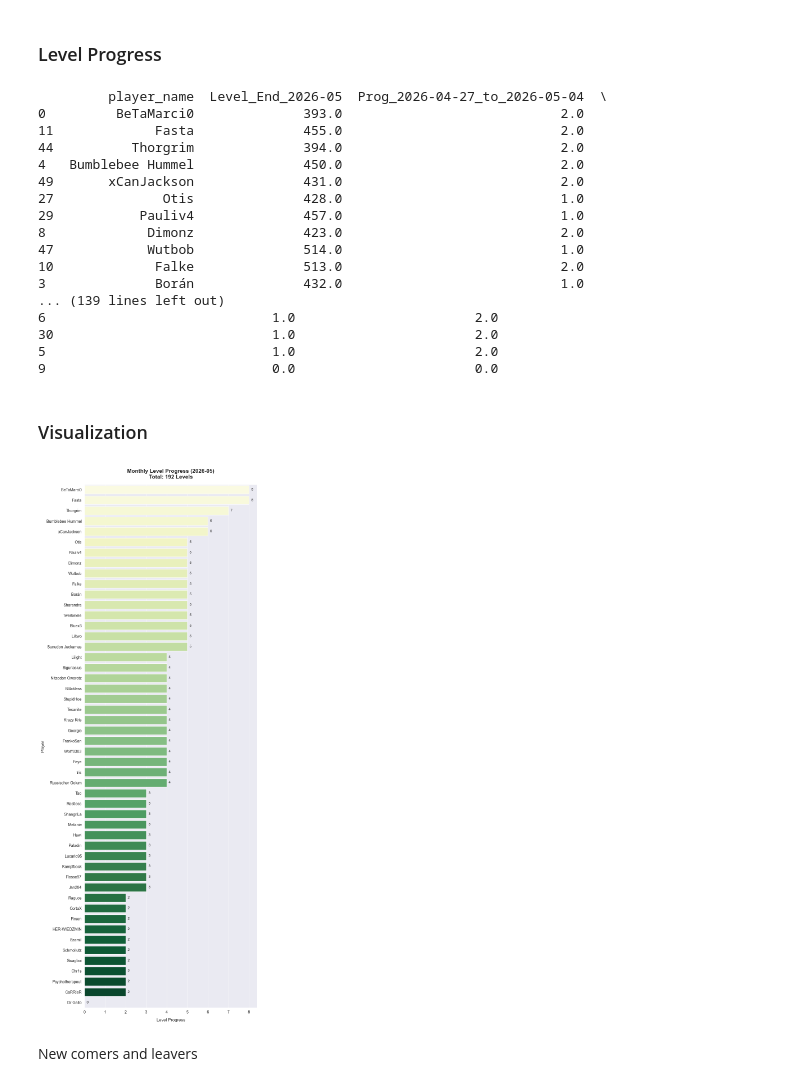
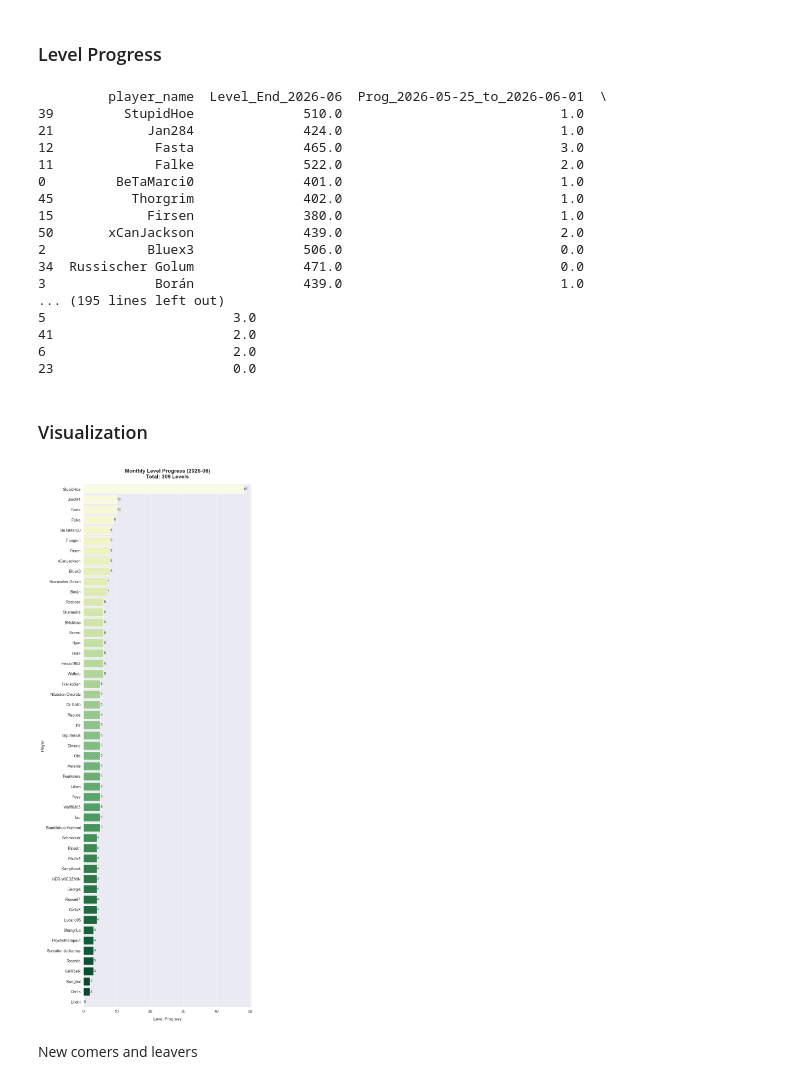
Before and after one commit to marcel-blum/SF_Statistical_Mechanics, a Jupyter notebook: analyses/monthly_level_analysis.ipynb, the cells around one changed output. Saved outputs shown, nothing was run; the diff lists cells and outputs as text; code cells hidden in the pictures.

```diff
--- a/analyses/monthly_level_analysis.ipynb
+++ b/analyses/monthly_level_analysis.ipynb
@@ -16,7 +16,7 @@ conn.close()
 # %% [markdown]
 ### Level Progress
 # %%
-target_month = "2026-05"  # yyyy-mm
+target_month = "2026-06"  # yyyy-mm
 
 level_raw_data_df = level_raw_data_df.drop_duplicates(subset=['player_name', 'timestamp'])
 level_raw_data_df['timestamp'] = pd.to_datetime(level_raw_data_df['timestamp'])
@@ -59,23 +59,23 @@ final_monthly_df = final_monthly_df.reset_index().sort_values(
 print(final_monthly_df)
 #
 # %% [output]
-         player_name  Level_End_2026-05  Prog_2026-04-27_to_2026-05-04  \
-0         BeTaMarci0              393.0                            2.0
-11             Fasta              455.0                            2.0
-44          Thorgrim              394.0                            2.0
-4   Bumblebee Hummel              450.0                            2.0
-49       xCanJackson              431.0                            2.0
-27              Otis              428.0                            1.0
-29           Pauliv4              457.0                            1.0
-8             Dimonz              423.0                            2.0
-47            Wutbob              514.0                            1.0
-10             Falke              513.0                            2.0
-3              Borán              432.0                            1.0
-... (139 lines left out)
-6                             1.0                       2.0
-30                            1.0                       2.0
-5                             1.0                       2.0
-9                             0.0                       0.0
+         player_name  Level_End_2026-06  Prog_2026-05-25_to_2026-06-01  \
+39         StupidHoe              510.0                            1.0
+21            Jan284              424.0                            1.0
+12             Fasta              465.0                            3.0
+11             Falke              522.0                            2.0
+0         BeTaMarci0              401.0                            1.0
+45          Thorgrim              402.0                            1.0
+15            Firsen              380.0                            1.0
+50       xCanJackson              439.0                            2.0
+2             Bluex3              506.0                            0.0
+34  Russischer Golum              471.0                            0.0
+3              Borán              439.0                            1.0
+... (195 lines left out)
+5                        3.0
+41                       2.0
+6                        2.0
+23                       0.0
 # %% [markdown]
 ### Visualization
 # %%
@@ -85,35 +85,35 @@ total_progress = plot_data[f'Monthly_Progress_{target_month}'].sum()
 fig, ax = plt.subplots(figsize=(8, max(4, len(plot_data) * 0.4)))
 
 sns.barplot(
     data=plot_data,
     x=f'Monthly_Progress_{target_month}',
     y='player_name',
     hue='player_name',
     palette='YlGn',
     legend=False,
     ax=ax
 )
 
 for bar in ax.patches:
     ax.text(
         bar.get_width() + 0.1,
         bar.get_y() + bar.get_height() / 2,
         f'{int(bar.get_width())}',
         va='center', ha='left', fontsize=9
     )
 
 plt.title(f"Monthly Level Progress ({target_month})\nTotal: {int(total_progress)} Levels",
           fontsize=14, fontweight='bold', pad=15)
 plt.xlabel("Level Progress", fontsize=11, labelpad=10)
 plt.ylabel("Player", fontsize=11)
 plt.tight_layout()
 
-save_path = f"../visualizations/Q2_2026/monthly_analyses/monthly_level_progress_may_2026.png"
+save_path = f"../visualizations/Q2_2026/monthly_analyses/monthly_level_progress_june_2026.png"
 os.makedirs(os.path.dirname(save_path), exist_ok=True)
 plt.savefig(save_path, dpi=300, bbox_inches='tight', facecolor='white')
 plt.show()
 # %% [output]
-[figure, old version]
+[figure, new version]
 # %% [markdown]
 New comers and leavers
 # %%
```
Also changed, not shown: parts of 1 cell of this notebook, 4 other files.
